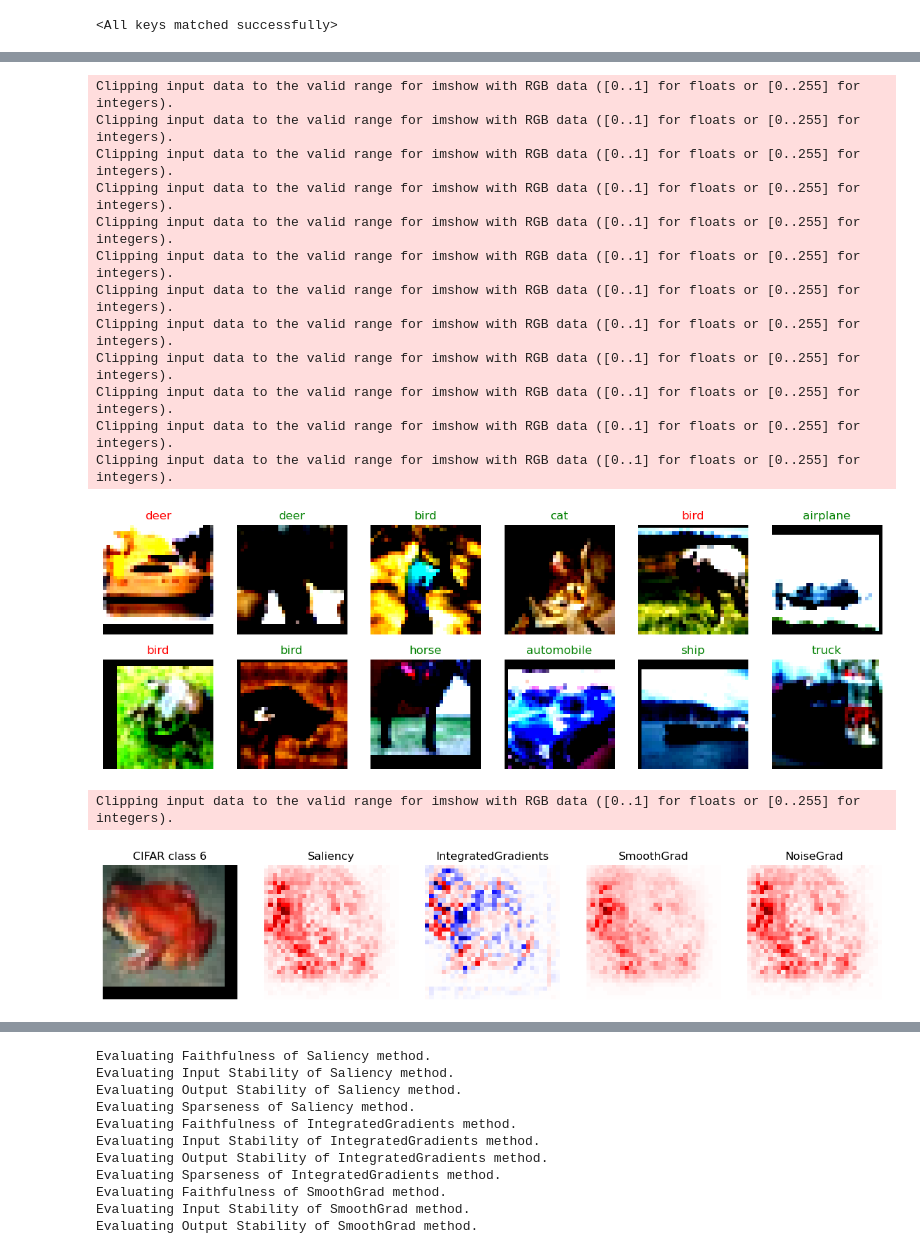
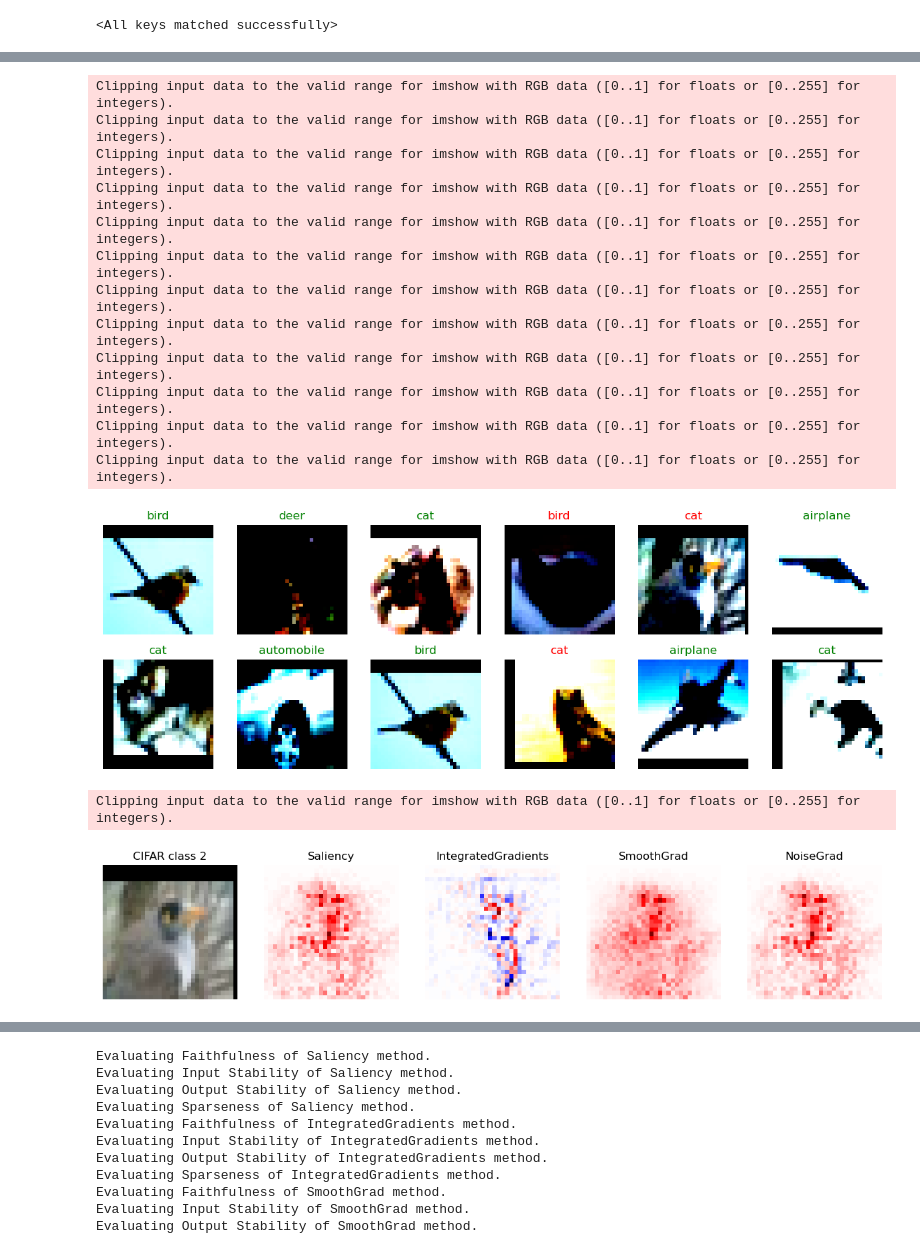
Before and after one commit to sanishsuwal7/ExplainableAI, a Jupyter notebook: VGG-16_adv.ipynb, the cells around one changed output, grey strips where cells are left out. Drawn from its saved outputs; the diff is of its cells as text; code cells hidden in the pictures.

```diff
--- a/VGG-16_adv.ipynb
+++ b/VGG-16_adv.ipynb
@@ -273,38 +273,39 @@ x_batch, y_batch = x_batch.to(device), y_batch.to(device)
 torch.manual_seed(42)  # setting random seed
 import matplotlib.pyplot as plt
 %matplotlib inline
 fig = plt.figure(figsize=(12, 4))
-
+indexes=[]
 rows, cols = 2, 6
 for i in range(1, (rows * cols) + 1):
-    random_idx = torch.randint(0, len(test_dataset), size=[1]).item()
-    img, label_gt = test_dataset[random_idx]
+    random_idx = torch.randint(0, len(x_batch), size=[1]).item()
+    img, label_gt = x_batch[random_idx], y_batch[random_idx]
+    indexes.append(random_idx)
     img_temp = img.unsqueeze(dim=0).to(device)
     # print(img.shape)
     label_pred = torch.argmax(model_vgg_16_cifar_adv_loaded(img_temp))
     fig.add_subplot(rows, cols, i)
     img = img.permute(1, 2, 0)    # CWH --> WHC
-    plt.imshow(img, cmap='gray')
+    plt.imshow(img.cpu().numpy(), cmap='gray')
     if label_pred == label_gt:
         plt.title(class_names[label_pred], color='g') # for correct prediction
     else:
         plt.title(class_names[label_pred], color='r') # for incorrect prediction
     plt.axis(False)
     plt.tight_layout();
 # %% [output]
 Clipping input data to the valid range for imshow with RGB data ([0..1] for floats or [0..255] for integers).
 Clipping input data to the valid range for imshow with RGB data ([0..1] for floats or [0..255] for integers).
 Clipping input data to the valid range for imshow with RGB data ([0..1] for floats or [0..255] for integers).
 Clipping input data to the valid range for imshow with RGB data ([0..1] for floats or [0..255] for integers).
 Clipping input data to the valid range for imshow with RGB data ([0..1] for floats or [0..255] for integers).
 Clipping input data to the valid range for imshow with RGB data ([0..1] for floats or [0..255] for integers).
 Clipping input data to the valid range for imshow with RGB data ([0..1] for floats or [0..255] for integers).
 Clipping input data to the valid range for imshow with RGB data ([0..1] for floats or [0..255] for integers).
 Clipping input data to the valid range for imshow with RGB data ([0..1] for floats or [0..255] for integers).
 Clipping input data to the valid range for imshow with RGB data ([0..1] for floats or [0..255] for integers).
 Clipping input data to the valid range for imshow with RGB data ([0..1] for floats or [0..255] for integers).
 Clipping input data to the valid range for imshow with RGB data ([0..1] for floats or [0..255] for integers).
-[figure, old version]
+[figure, new version]
 # %%
 def explainer_wrapper(**kwargs):
     if kwargs["method"] == "Saliency":
@@ -661,7 +662,7 @@ metrics = {
 
 }
 # %%
-index = 5
+index = indexes[4]
 #random.randint(0, len(x_batch)-1)
 fig, axes = plt.subplots(nrows=1, ncols=1+len(explanations), figsize=(15, 8))
 axes[0].imshow(np.moveaxis(quantus.normalise_func.denormalise(x_batch[index].cpu().numpy(), mean=np.array([0.485, 0.456, 0.406]), std=np.array([0.229, 0.224, 0.225])), 0, -1), vmin=0.0, vmax=1.0)
@@ -673,6 +674,6 @@ for i, (k, v) in enumerate(explanations.items()):
     axes[i+1].axis("off");
 # %% [output]
 Clipping input data to the valid range for imshow with RGB data ([0..1] for floats or [0..255] for integers).
-[figure, old version]
+[figure, new version]
 # %%
 # Plot explanations of normal images!
```
Also changed, not shown: parts of 2 cells of this notebook, 2 other files.
